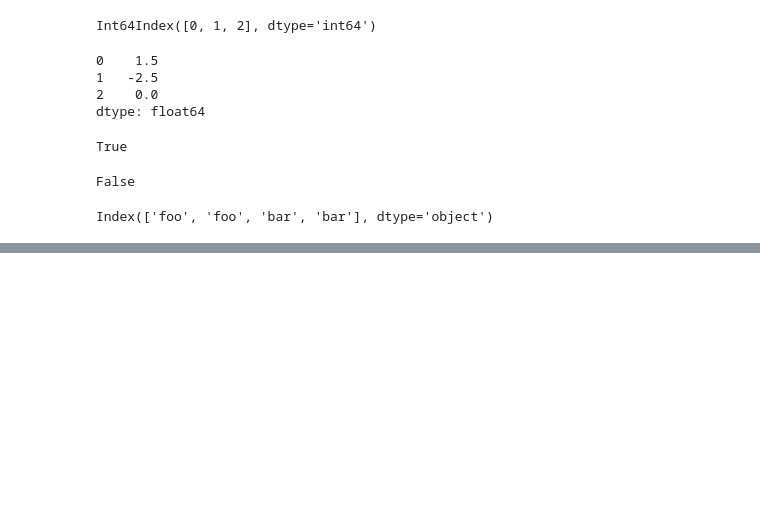
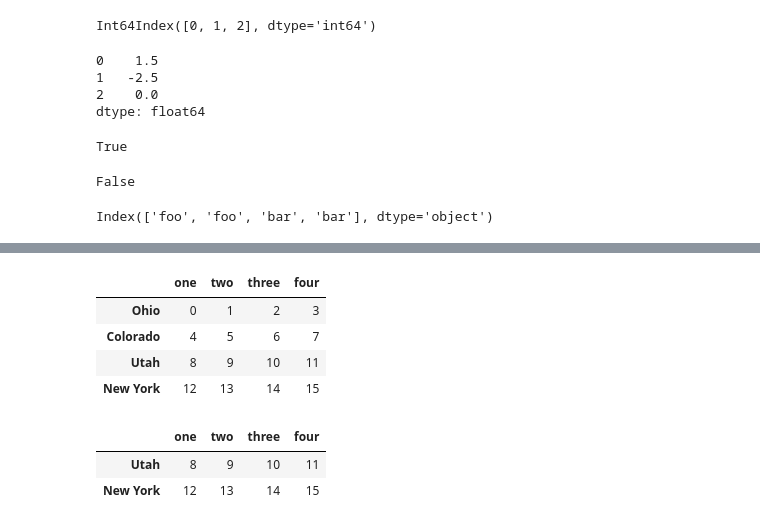
Before and after one commit to Chen-guoyi/Python-data-analysis, a Jupyter notebook: 利用 Python 进行数据分析（2nd）.ipynb, the cells around one changed output, grey strips where cells are left out. Cells and saved outputs as stored; diff of their text form; code cells hidden in the pictures; blank space fills up the shorter version.

```diff
--- a/利用 Python 进行数据分析（2nd）.ipynb
+++ b/利用 Python 进行数据分析（2nd）.ipynb
@@ -684,0 +814,32 @@ Index(['foo', 'foo', 'bar', 'bar'], dtype='object')
+# %%
+# DataFrame 可以删除任意轴上的索引值
+# 新建 DataFrame
+import pandas as pd
+from pandas import Series, DataFrame
+import numpy as np
+
+data = pd.DataFrame(np.arange(16).reshape((4, 4)),
+                   index=['Ohio', 'Colorado', 'Utah', 'New York'],
+                   columns=['one', 'two', 'three', 'four'])
+data
+# %% [output]
+|  | one | two | three | four |
+| Ohio | 0 | 1 | 2 | 3 |
+| Colorado | 4 | 5 | 6 | 7 |
+| Utah | 8 | 9 | 10 | 11 |
+| New York | 12 | 13 | 14 | 15 |
+# %%
+import pandas as pd
+from pandas import Series, DataFrame
+import numpy as np
+
+data = pd.DataFrame(np.arange(16).reshape((4, 4)),
+                   index=['Ohio', 'Colorado', 'Utah', 'New York'],
+                   columns=['one', 'two', 'three', 'four'])
+
+# 用标签序列调用 drop 会从行标签（axis 0）删除值
+data.drop(['Colorado', 'Ohio']) # 指明是行标签， axis=0 不需要标出
+# %% [output]
+|  | one | two | three | four |
+| Utah | 8 | 9 | 10 | 11 |
+| New York | 12 | 13 | 14 | 15 |
```
Also changed, not shown: parts of 40 cells of this notebook.
